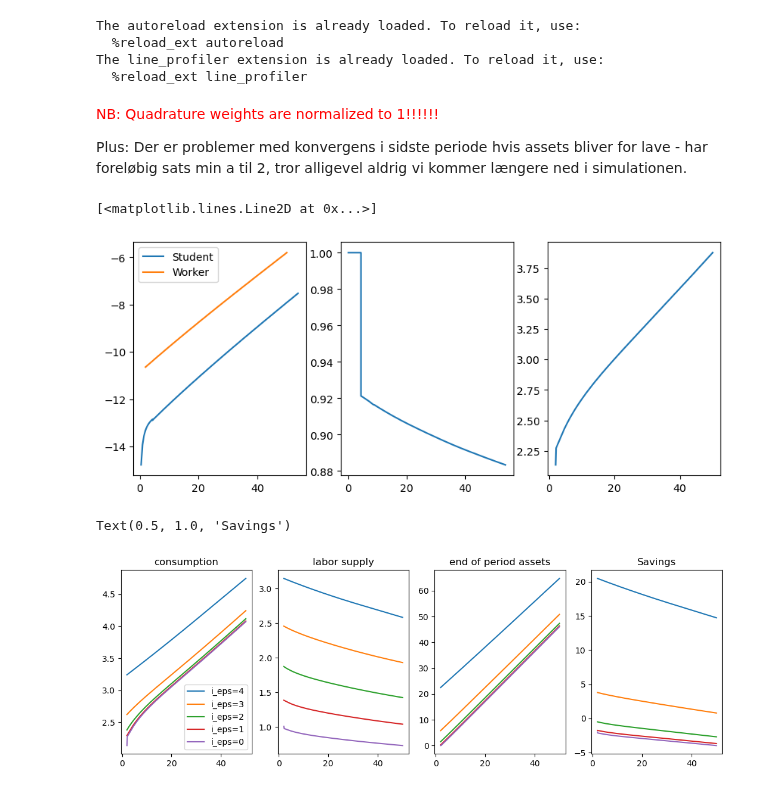
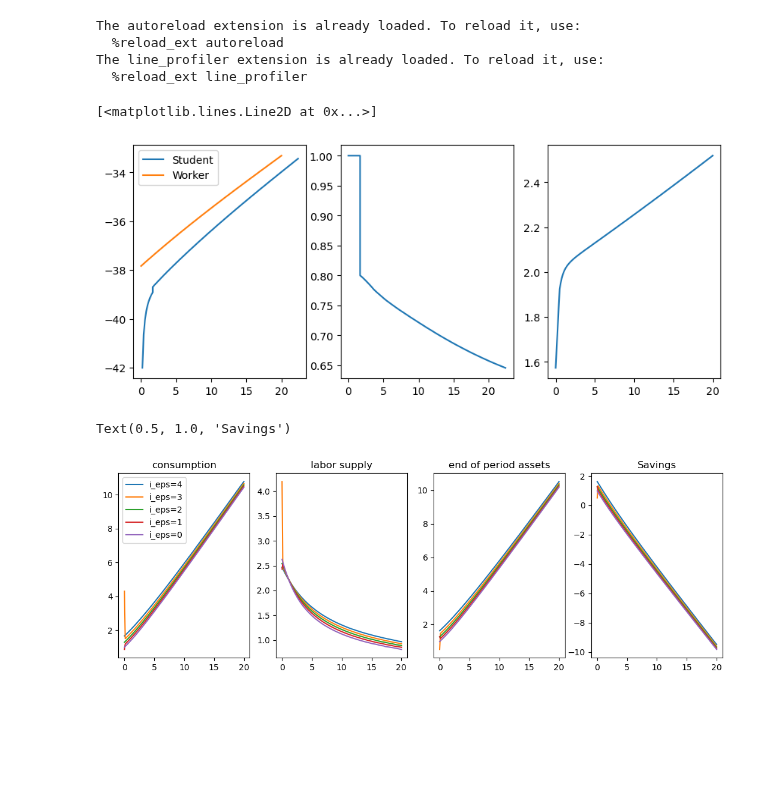
Before and after one commit to ansofol/DP_term_paper, a Jupyter notebook: main_model/test_run.ipynb, the cells around one changed output. Drawn from its saved outputs; the diff is of its cells as text; code cells hidden in the pictures; blank space fills up the shorter version.

Commit message:
quadrature update

```diff
--- a/main_model/test_run.ipynb
+++ b/main_model/test_run.ipynb
@@ -20,19 +20,15 @@ The line_profiler extension is already loaded. To reload it, use:
 model = Model()
 model.setup()
 
-model.par.Na = 200
+model.par.Na = 100
 model.par.Tmax = 45
 model.par.Tsim = model.par.Tmax
-model.par.a_max = 50
+model.par.a_max = 20
 model.par.Smax = 6
 model.par.Ntypes = 1
 model.par.sigma_taste = 1.0
 
 model.set_grids()
-# %% [markdown]
-<font color='red'> NB: Quadrature weights are normalized to 1!!!!!!
-
-Plus: Der er problemer med konvergens i sidste periode hvis assets bliver for lave - har foreløbig sats min a til 2, tror alligevel aldrig vi kommer længere ned i simulationen.
 # %%
 par = model.par
 sol = model.sol
@@ -55,7 +51,7 @@ ax[1].plot(sol.m[type,t,0,s,:,0],sol.ccp_work[type,t,0,s,:,0],label = "Student")
 ax[2].plot(sol.m[type,t,1,s,:,0],sol.c[type,t,1,s,:,0],label = "Student")
 # %% [output]
 [<matplotlib.lines.Line2D at 0x...>]
-[figure, old version]
+[figure, new version]
 # %%
 #t = 2
 #s = 2
@@ -71,7 +67,7 @@ ax[2].plot(sol.m[type,t,1,s,:,0],sol.c[type,t,1,s,:,0],label = "Student")
 #ax[2].plot(sol.m[0,t,0,s,:,0],sol.c[0,t,0,s,:,0],label = "Student")
 # %%
 # plot some policy functions, just to be sure
-t = 10
+t = -1
 edu = 0
 type = 0
 
@@ -83,33 +79,33 @@ ax.plot(sol.m[type, t, 1, edu, par.Ba:, 2], sol.c[type, t, 1, edu, par.Ba:, 2],
 ax.plot(sol.m[type, t, 1, edu, par.Ba:, 1], sol.c[type, t, 1, edu, par.Ba:, 1], label='i_eps=1')
 ax.plot(sol.m[type, t, 1, edu, par.Ba:, 0], sol.c[type, t, 1, edu, par.Ba:, 0], label='i_eps=0')
 ax.set_title('consumption')
 ax.legend()
 
 ax = fig.add_subplot(1,4,2)
 ax.plot(sol.m[type, t, 1, edu, par.Ba:, 4], sol.ell[type, t, 1, edu, par.Ba:, 4])
 ax.plot(sol.m[type, t, 1, edu, par.Ba:, 3], sol.ell[type, t, 1, edu, par.Ba:, 3])
 ax.plot(sol.m[type, t, 1, edu, par.Ba:, 2], sol.ell[type, t, 1, edu, par.Ba:, 2])
 ax.plot(sol.m[type, t, 1, edu, par.Ba:, 1], sol.ell[type, t, 1, edu, par.Ba:, 1])
 ax.plot(sol.m[type, t, 1, edu, par.Ba:, 0], sol.ell[type, t, 1, edu, par.Ba:, 0])
 ax.set_title('labor supply')
 
 ax = fig.add_subplot(1,4,3)
 ax.plot(sol.m[type, t, 1, edu, par.Ba:, 4], sol.a[type, t, 1, edu, par.Ba:, 4])
 ax.plot(sol.m[type, t, 1, edu, par.Ba:, 3], sol.a[type, t, 1, edu, par.Ba:, 3])
 ax.plot(sol.m[type, t, 1, edu, par.Ba:, 2], sol.a[type, t, 1, edu, par.Ba:, 2])
 ax.plot(sol.m[type, t, 1, edu, par.Ba:, 1], sol.a[type, t, 1, edu, par.Ba:, 1])
 ax.plot(sol.m[type, t, 1, edu, par.Ba:, 0], sol.a[type, t, 1, edu, par.Ba:, 0])
 ax.set_title('end of period assets')
 
 ax = fig.add_subplot(1,4,4)
 ax.plot(sol.m[type, t, 1, edu, par.Ba:, 4], sol.a[type, t, 1, edu, par.Ba:, 4]-sol.m[type, t, 1, edu, par.Ba:, 4])
 ax.plot(sol.m[type, t, 1, edu, par.Ba:, 3], sol.a[type, t, 1, edu, par.Ba:, 3]-sol.m[type, t, 1, edu, par.Ba:, 3])
 ax.plot(sol.m[type, t, 1, edu, par.Ba:, 2], sol.a[type, t, 1, edu, par.Ba:, 2]-sol.m[type, t, 1, edu, par.Ba:, 2])
 ax.plot(sol.m[type, t, 1, edu, par.Ba:, 1], sol.a[type, t, 1, edu, par.Ba:, 1]-sol.m[type, t, 1, edu, par.Ba:, 1])
 ax.plot(sol.m[type, t, 1, edu, par.Ba:, 0], sol.a[type, t, 1, edu, par.Ba:, 0]-sol.m[type, t, 1, edu, par.Ba:, 0])
 ax.set_title('Savings')
 # %% [output]
 Text(0.5, 1.0, 'Savings')
-[figure, old version]
+[figure, new version]
 # %%
 simulate(sim,sol,par)
```
Also changed, not shown: parts of 3 cells of this notebook, 1 other file.
